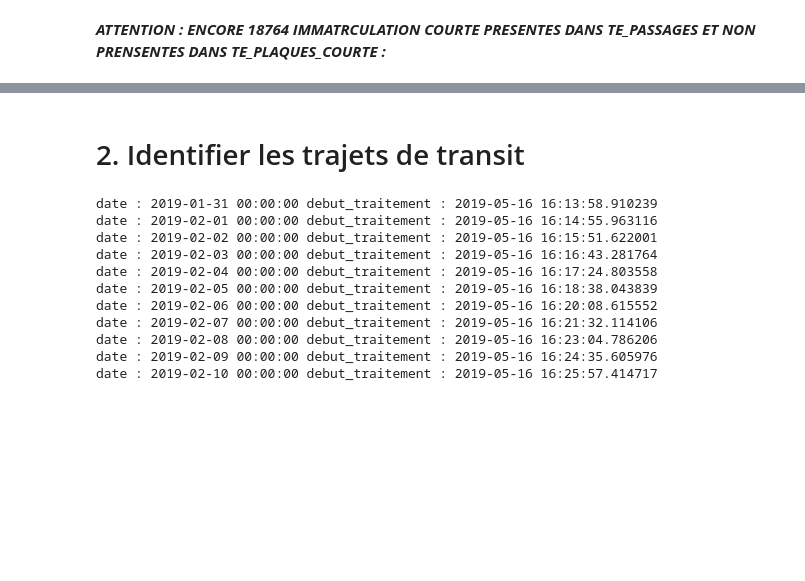
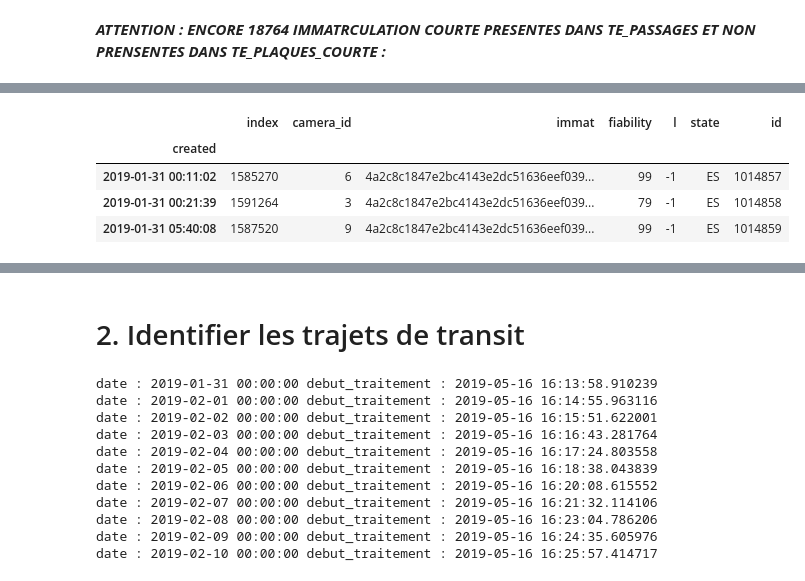
Before and after one commit to nantodevison/lapi, a Jupyter notebook: Carto_Lapi/Analyse/Donnees_postraitees.ipynb, the cells around one changed output, grey strips where cells are left out. Cells and saved outputs as stored; diff of their text form; code cells hidden in the pictures; blank space fills up the shorter version.

```diff
--- a/Carto_Lapi/Analyse/Donnees_postraitees.ipynb
+++ b/Carto_Lapi/Analyse/Donnees_postraitees.ipynb
@@ -70,0 +55,12 @@ df_passages2.loc[df_passages2['l']==-1]#.head(50000).to_csv(
+# %%
+groupe=(passages_type_inconnu_fiab_sup75.set_index('created').sort_index().reset_index().groupby('immat').agg({'camera_id':lambda x : tuple(x),
+                                                                                 'created':lambda x: tuple(x),
+                                                                                 'state': lambda x : set(tuple(x))}))
+# %%
+groupe_filtre=groupe.loc[groupe.apply(lambda x: (all((pd.to_datetime(e).hour>19 or pd.to_datetime(e).hour<7) for e in x['created'])) &
+                        (x['camera_id'] in t.liste_complete_trajet.cameras.tolist()) & (len(x['state'])==1) &
+                        (x['state']!=set(['FR',])) ,axis=1)].copy()
+# %%
+groupe_filtre=groupe_filtre.loc[~groupe_filtre.apply(lambda x: [(a) for a in x['state']]==['  '],axis=1)]
+# %%
+df_passages2.loc[df_passages2['immat'].isin(groupe_filtre.index.tolist()),'l']=1
@@ -70,0 +91,9 @@ df_passages2.loc[df_passages2['l']==-1]#.head(50000).to_csv(
+# %%
+#localisation dans le fichier des passages
+df_passages2.loc[df_passages2['immat']=='4a2c8c1847e2bc4143e2dc51636eef039182203c']
+# %% [output]
+|  | index | camera_id | immat | fiability | l | state | id |
+| created |  |  |  |  |  |  |  |
+| 2019-01-31 00:11:02 | 1585270 | 6 | 4a2c8c1847e2bc4143e2dc51636eef039... | 99 | -1 | ES | 1014857 |
+| 2019-01-31 00:21:39 | 1591264 | 3 | 4a2c8c1847e2bc4143e2dc51636eef039... | 79 | -1 | ES | 1014858 |
+| 2019-01-31 05:40:08 | 1587520 | 9 | 4a2c8c1847e2bc4143e2dc51636eef039... | 99 | -1 | ES | 1014859 |
```
Also changed, not shown: parts of 30 cells of this notebook, 1 other file.
